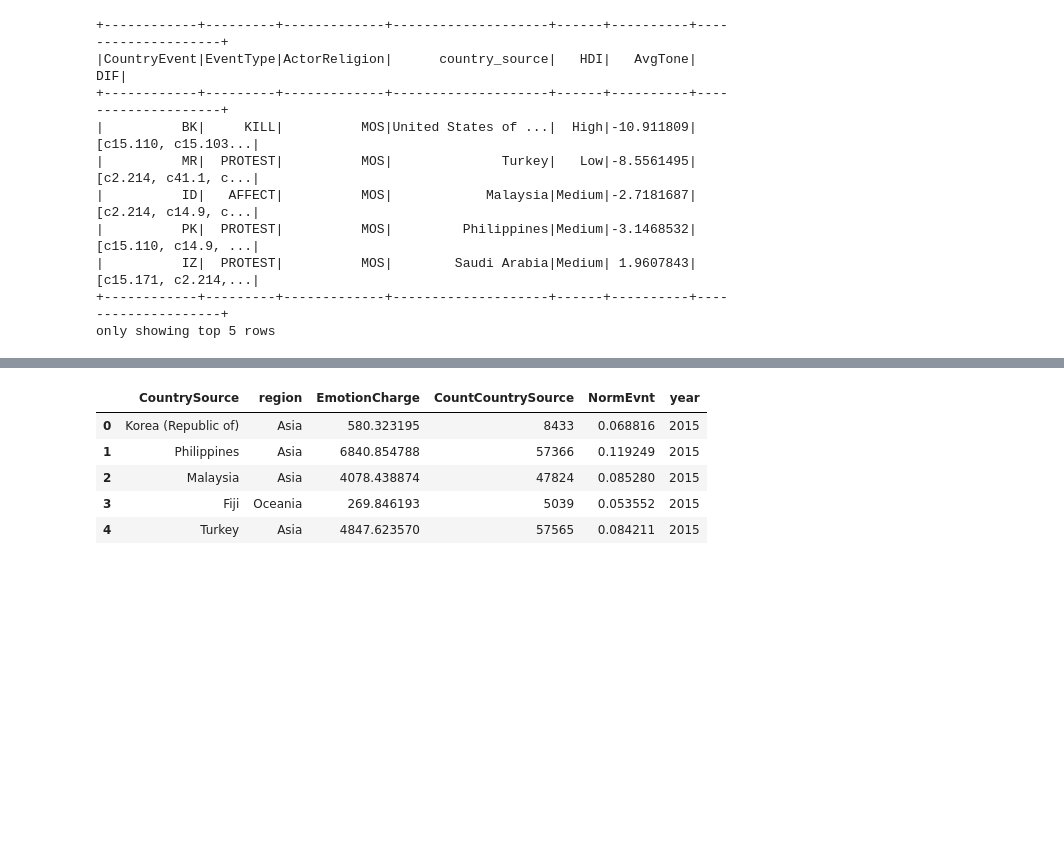
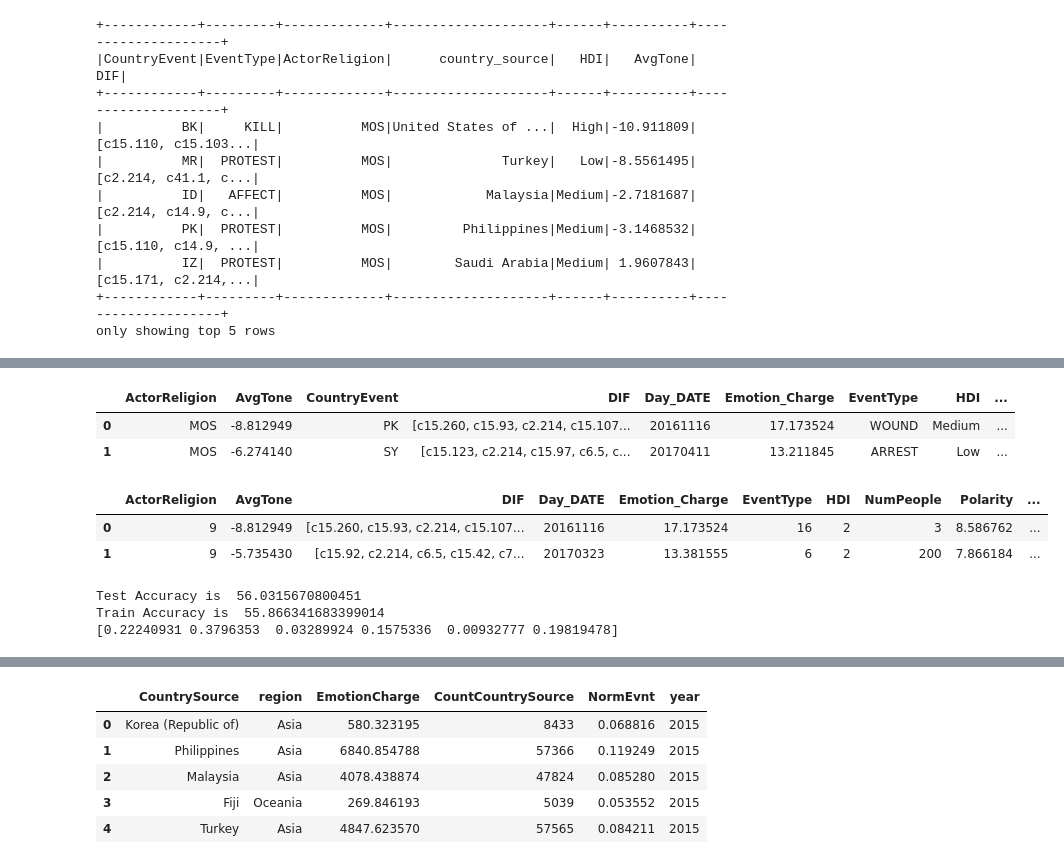
Before and after one commit to Abranchini/ADA_Project, a Jupyter notebook: src/Final_Notebook.ipynb, the cells around one changed output, grey strips where cells are left out. Drawn from its saved outputs; the diff is of its cells as text; code cells hidden in the pictures; blank space fills up the shorter version.

```diff
--- a/src/Final_Notebook.ipynb
+++ b/src/Final_Notebook.ipynb
@@ -596,0 +582,7 @@ AvgTone: The score ranges from -100 (extremely negative) to +100 (extremely posi
+# %%
+model_data = pd.read_json('../data/data_q3_tone.json', lines = True) #the data is not appended in Github due to the large file size
+model_data.head(2)
+# %% [output]
+|  | ActorReligion | AvgTone | CountryEvent | DIF | Day_DATE | Emotion_Charge | EventType | HDI | ... |
+| 0 | MOS | -8.812949 | PK | [c15.260, c15.93, c2.214, c15.107... | 20161116 | 17.173524 | WOUND | Medium | ... |
+| 1 | MOS | -6.274140 | SY | [c15.123, c2.214, c15.97, c6.5, c... | 20170411 | 13.211845 | ARREST | Low | ... |
@@ -596,0 +593,5 @@ AvgTone: The score ranges from -100 (extremely negative) to +100 (extremely posi
+# %%
+# merge the alpha-3 country codes to the source countries
+model_data_1 = model_data.merge(country_info[['name', 'alpha-3']], left_on = 'country_source', right_on = 'name')
+model_data_1 = model_data_1.rename(columns = {'country_source': 'CountrySource', 'alpha-3': 'SourceCode'})
+model_data_1 = model_data_1.drop(columns = ['name'])
@@ -597,3 +610,43 @@ AvgTone: The score ranges from -100 (extremely negative) to +100 (extremely posi
+# %%
+# transform the features into categorical data to be used by the learning algorithm
+def discretize(df):
+    model_data = df.copy()
+    # discretize the tone
+    bins = pd.IntervalIndex.from_tuples([(-101, -10), (-10, -5), (-5, 0), (0,5),
+                                         (5,101)])
+    model_data.Tone = pd.cut(model_data.Tone, bins)
+
+    # transform into categorical data & create corresponding dictionary
+    le_CountryEvent = LabelEncoder()
+    model_data['CountryEventCode'] = le_CountryEvent.fit_transform(model_data['CountryEventCode'])
+    le_CountryEvent_mapping = dict(zip(le_CountryEvent.classes_, le_CountryEvent.transform(le_CountryEvent.classes_)))
+
+    le_CountrySource = LabelEncoder()
+    model_data['SourceCode'] = le_CountrySource.fit_transform(model_data['SourceCode'])
+    le_CountrySource_mapping = dict(zip(le_CountrySource.classes_, le_CountrySource.transform(le_CountrySource.classes_)))
+
+
+    # transform back with: list(le_CountryEvent.inverse_transform([2, 2, 1]))
+    le_EventType = LabelEncoder()
+    model_data['EventType'] = le_EventType.fit_transform(model_data['EventType'])
+    le_EventType_mapping = dict(zip(le_EventType.classes_, le_EventType.transform(le_EventType.classes_)))
+
+    le_ActorReligion = LabelEncoder()
+    model_data['ActorReligion'] = le_ActorReligion.fit_transform(model_data['ActorReligion'])
+    le_ActorReligion_mapping = dict(zip(le_ActorReligion.classes_, le_ActorReligion.transform(le_ActorReligion.classes_)))
+
+    le_HDI = LabelEncoder()
+    model_data['HDI'] = le_HDI.fit_transform(model_data['HDI'])
+    le_HDI_mapping = dict(zip(le_HDI.classes_, le_HDI.transform(le_HDI.classes_)))
+
+    le_Tone = LabelEncoder()
+    model_data['Tone'] = le_Tone.fit_transform(model_data['Tone'])
+    le_Tone_mapping = dict(zip(le_Tone.classes_, le_Tone.transform(le_Tone.classes_)))
+    return model_data
 # %%
-model_data = Data_q3.toPandas()
-model_data.head()
+model_data = discretize(model_data_3)
+model_data.head(2)
+# %% [output]
+|  | ActorReligion | AvgTone | DIF | Day_DATE | Emotion_Charge | EventType | HDI | NumPeople | Polarity | ... |
+| 0 | 9 | -8.812949 | [c15.260, c15.93, c2.214, c15.107... | 20161116 | 17.173524 | 16 | 2 | 3 | 8.586762 | ... |
+| 1 | 9 | -5.735430 | [c15.92, c2.214, c6.5, c15.42, c7... | 20170323 | 13.381555 | 6 | 2 | 200 | 7.866184 | ... |
@@ -651,0 +674,7 @@ AvTone
+# %%
+# train the model and see the accuracy
+model(X, Y)
+# %% [output]
+Test Accuracy is  56.0315670800451
+Train Accuracy is  55.866341683399014
+[0.22240931 0.3796353  0.03289924 0.1575336  0.00932777 0.19819478]
```
Also changed, not shown: parts of 53 cells of this notebook, 4 other files.
